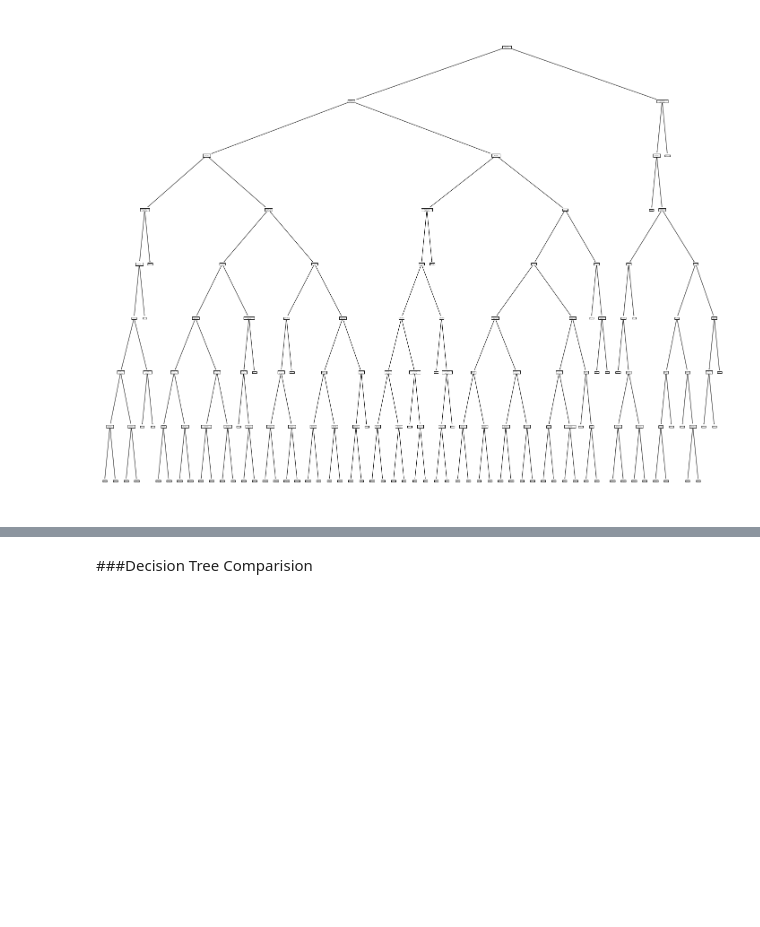
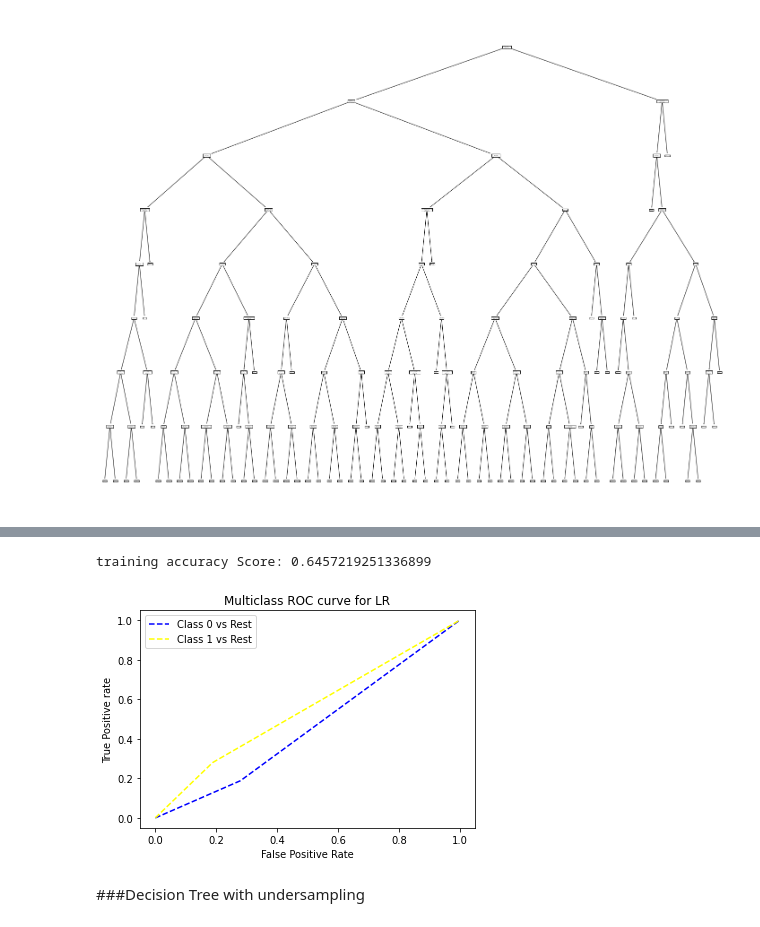
Before and after one commit to divya-medarametla/CMPE-255-Credit_Hazard-Forecasting, a Jupyter notebook: CMPE_255_Final.ipynb, the cells around one changed output, grey strips where cells are left out. Drawn from its saved outputs; the diff is of its cells as text; code cells hidden in the pictures; blank space fills up the shorter version.

Commit message:
Decision Tree with pca, undersampling , upsampling and with feature selection

```diff
--- a/CMPE_255_Final.ipynb
+++ b/CMPE_255_Final.ipynb
@@ -1113,0 +1116,2 @@ fig = plot_tree(grid_result.best_estimator_, feature_names=features.keys())
+# %%
+grid_result = DT(x_train_pca, y_train)
@@ -1113,0 +1138,5 @@ fig = plot_tree(grid_result.best_estimator_, feature_names=features.keys())
+# %%
+y_prediction = grid_result.predict(x_test)
+scores(y_test, y_prediction)
+DTresult['DT2']= recall_score(y_test, y_prediction, average=None)[1]
+print("Class 1 recall score on test data:", DTresult['DT2'])
@@ -1114,2 +1164,11 @@ fig = plot_tree(grid_result.best_estimator_, feature_names=features.keys())
+# %%
+y_pre = grid_result.predict(x_train_pca)
+print('training accuracy Score:',recall_score(y_train, y_pre))
+# %% [output]
+training accuracy Score: 0.6457219251336899
+# %%
+roc(y_test, y_prediction)
+# %% [output]
+[figure, added]
 # %% [markdown]
-###Decision Tree Comparision
+###Decision Tree with undersampling
```
Also changed, not shown: parts of 33 cells of this notebook.
